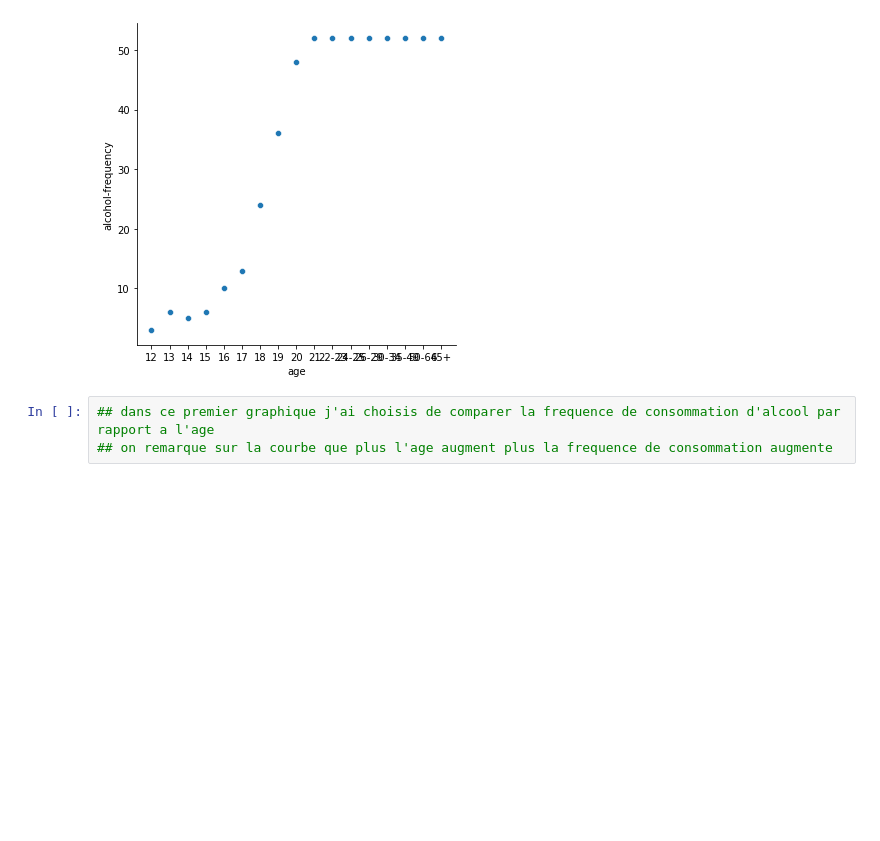
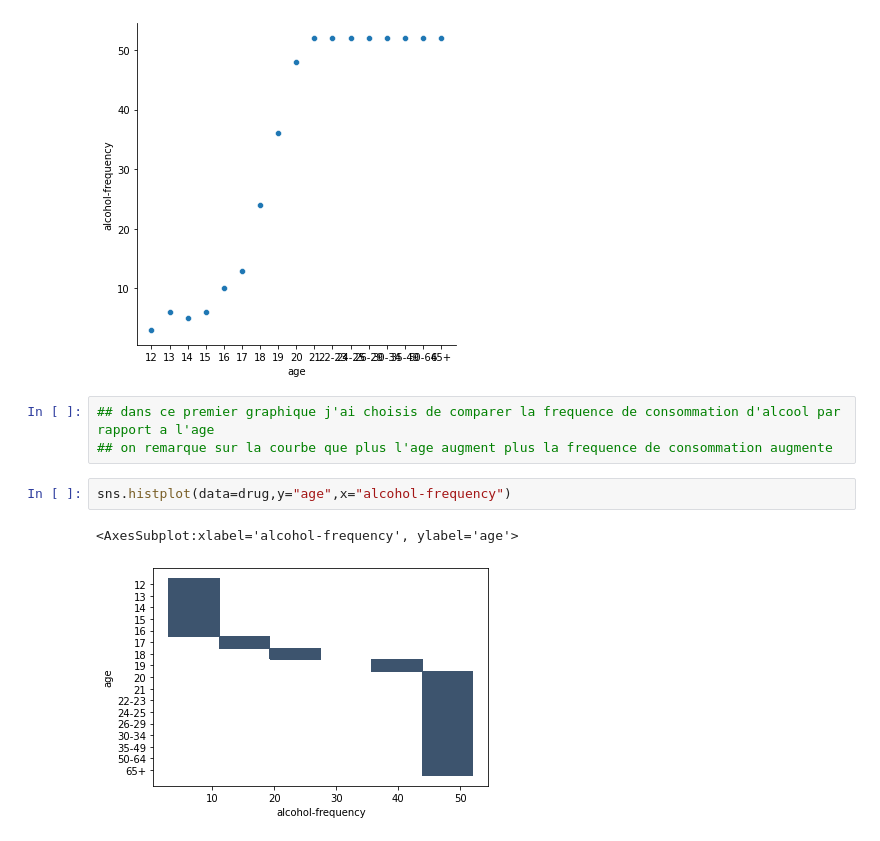
Before and after one commit to Mikkke/python_project, a Jupyter notebook: drug_by_age.ipynb, the cells around one changed output. Saved outputs shown, nothing was run; the diff lists cells and outputs as text; blank space fills up the shorter version.

Commit message:
test histo et regression

```diff
--- a/drug_by_age.ipynb
+++ b/drug_by_age.ipynb
@@ -78,3 +78,8 @@ sns.relplot(data=drug,x="age",y="alcohol-frequency")
 # %%
 ## dans ce premier graphique j'ai choisis de comparer la frequence de consommation d'alcool par rapport a l'age
 ## on remarque sur la courbe que plus l'age augment plus la frequence de consommation augmente
+# %%
+sns.histplot(data=drug,y="age",x="alcohol-frequency")
+# %% [output]
+<AxesSubplot:xlabel='alcohol-frequency', ylabel='age'>
+[figure, added]
```
Also changed, not shown: parts of 1 cell of this notebook.
